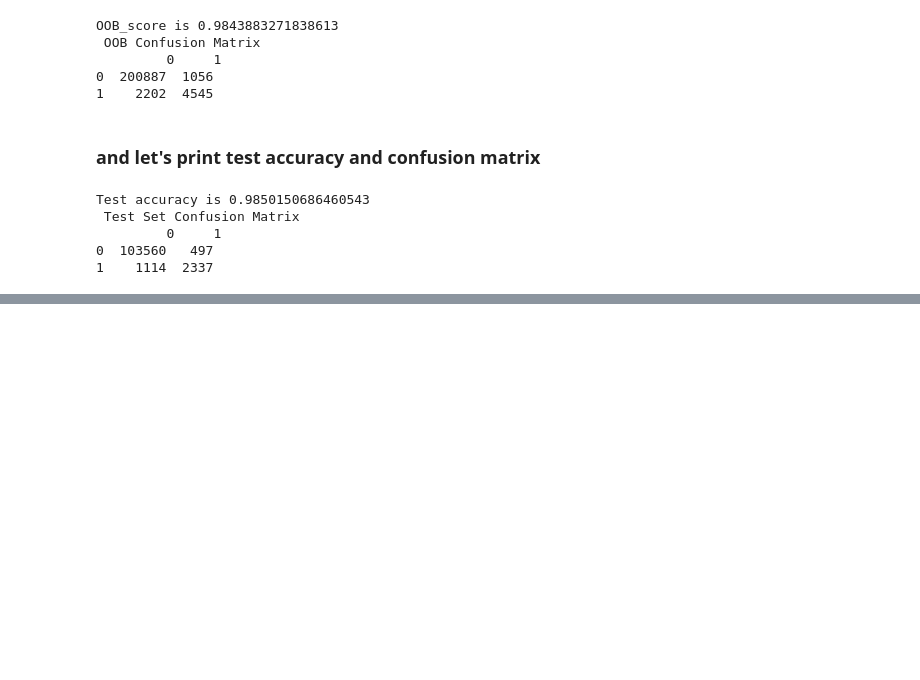
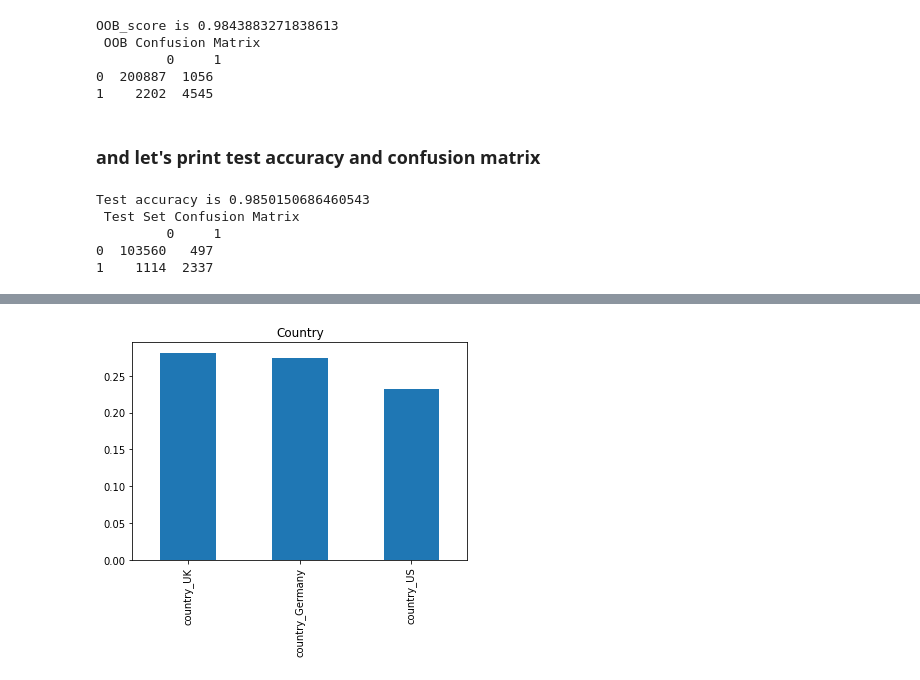
Before and after one commit to Delphine-Jean/Delphine-Jean_portfolio, a Jupyter notebook: Portfolio Data Science/Projet - CONVERSION RATE/Conversion_Rate.ipynb, the cells around one changed output, grey strips where cells are left out. Drawn from its saved outputs; the diff is of its cells as text; code cells hidden in the pictures; blank space fills up the shorter version.

```diff
--- a/Portfolio Data Science/Projet - CONVERSION RATE/Conversion_Rate.ipynb
+++ b/Portfolio Data Science/Projet - CONVERSION RATE/Conversion_Rate.ipynb
@@ -132,0 +190,14 @@ Test accuracy is 0.9850150686460543
+# %%
+!pip install pdpbox
+from pdpbox import pdp, info_plots
+
+#country
+pdp_iso = pdp.pdp_isolate( model=rd_clf,
+                          dataset=train.drop(['converted', 'total_pages_visited'], axis=1),
+                          model_features=list(train.drop(['converted', 'total_pages_visited'], axis=1)),
+                          feature=['country_Germany', 'country_UK', 'country_US'],
+                          num_grid_points=50)
+pdp_dataset = pd.Series(pdp_iso.pdp, index=pdp_iso.display_columns)
+pdp_dataset.sort_values(ascending=False).plot(kind='bar', title='Country')
+plt.show()
+# %% [output]
@@ -132,0 +218 @@ Test accuracy is 0.9850150686460543
+[figure, added]
```
Also changed, not shown: parts of 13 cells of this notebook.
